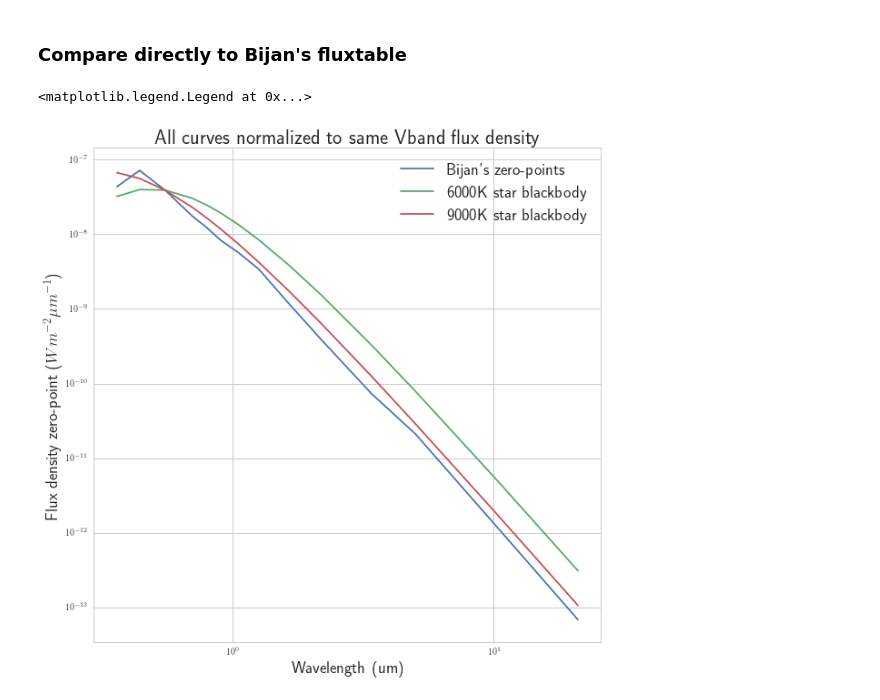
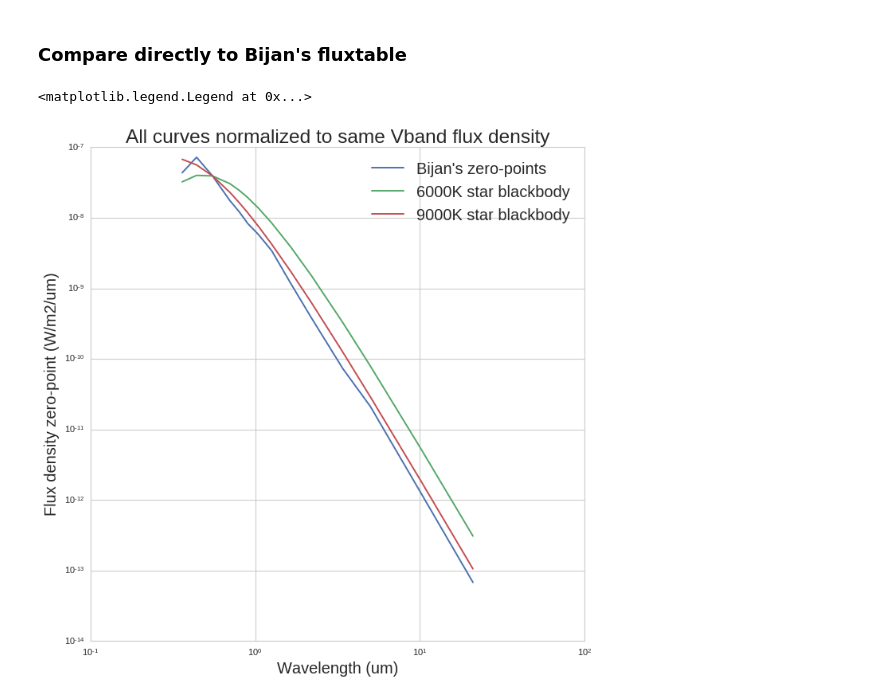
Before and after one commit to mjrfringes/crispy, a Jupyter notebook: docs/source/notebooks/InputScene.ipynb, the cells around one changed output. Saved outputs shown, nothing was run; the diff lists cells and outputs as text; code cells hidden in the pictures.

```diff
--- a/docs/source/notebooks/InputScene.ipynb
+++ b/docs/source/notebooks/InputScene.ipynb
@@ -6,7 +6,7 @@ This notebook runs through some sanity checks about the photon flux calculations
 %pylab inline --no-import-all
 matplotlib.rcParams['image.origin'] = 'lower'
 matplotlib.rcParams['image.interpolation'] = 'nearest'
-plt.rc('text', usetex=True)
+#plt.rc('text', usetex=True)
 
 import seaborn as sns
 sns.set_style("whitegrid")
@@ -128,35 +129,35 @@ Bij_lams = [0.36,
 3.40,
 5.00,
 10.20,
 21.00]
 Bij_flux_densities = [4.35e-08,
 7.20e-08,
 3.92e-08,
 1.76e-08,
 1.21e-08,
 8.30e-09,
 5.72e-09,
 3.40e-09,
 1.18e-09,
 3.90e-10,
 7.30e-11,
 2.12e-11,
 1.23e-12,
 6.80e-14]
 plt.figure(figsize=(10,10))
 plt.loglog(Bij_lams,Bij_flux_densities,label="Bijan's zero-points")
 BB6 = af.blackbody_lambda(Bij_lams*u.um, 6000*u.K).to(u.Watt/u.m**2/u.um/u.sr)
 BB9 = af.blackbody_lambda(Bij_lams*u.um, 9000*u.K).to(u.Watt/u.m**2/u.um/u.sr)
 
 plt.loglog(Bij_lams,BB6/BB6[2]*Bij_flux_densities[2],label='6000K star blackbody')
 plt.loglog(Bij_lams,BB9/BB9[2]*Bij_flux_densities[2],label='9000K star blackbody')
 plt.xlabel('Wavelength (um)')
-plt.ylabel(r'Flux density zero-point ($Wm^{-2}\mu m^{-1}$)')
+plt.ylabel(r'Flux density zero-point (W/m2/um)')#($Wm^{-2}\mu m^{-1}$)')
 plt.title('All curves normalized to same Vband flux density',fontsize = 22)
 plt.legend(fontsize=18)
 # %% [output]
 <matplotlib.legend.Legend at 0x...>
-[figure, old version]
+[figure, new version]
 # %%
 plt.figure(figsize=(10,10))
 Bij_energies = c.c*c.h/Bij_lams
```
Also changed, not shown: parts of 12 cells of this notebook, 1 other file.
